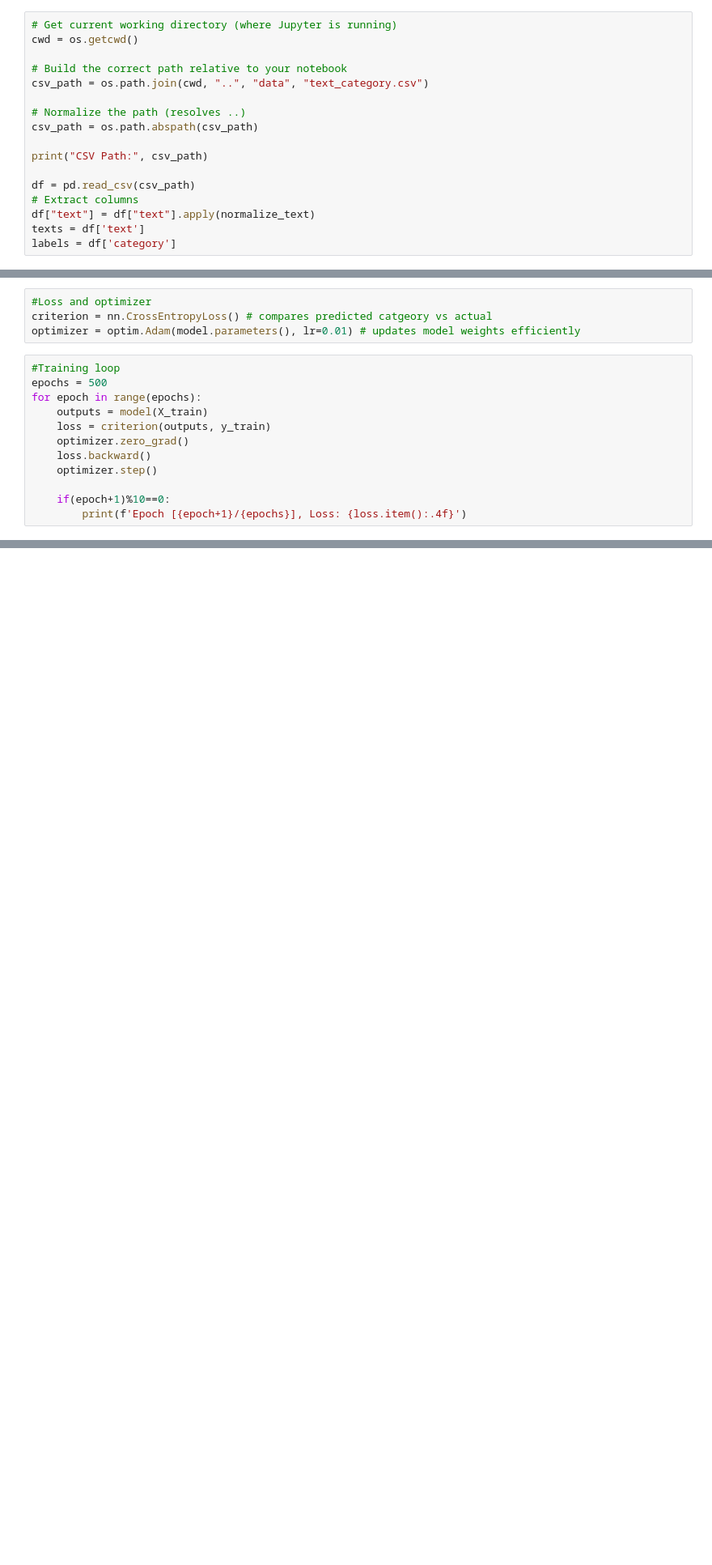
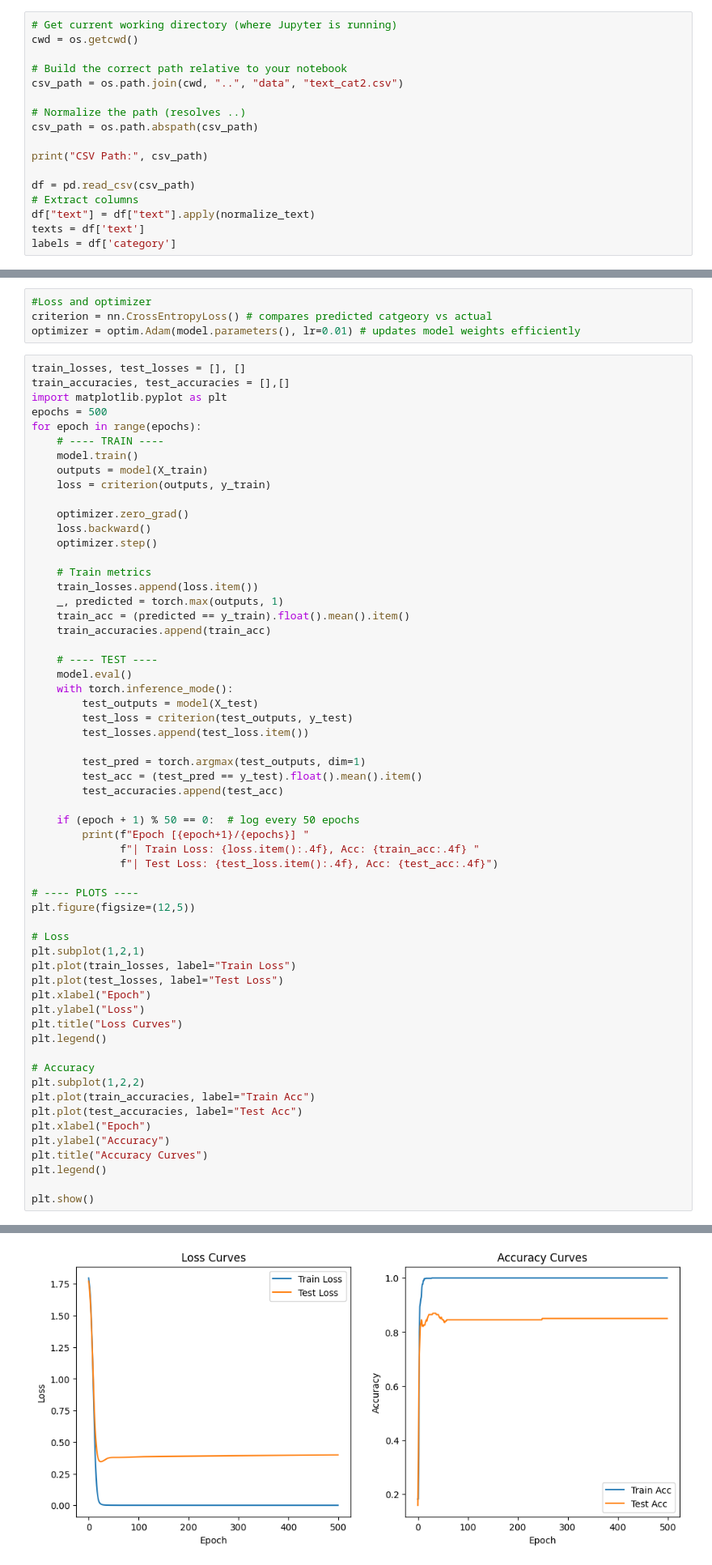
Before and after one commit to FinancialTrackerApp/Finance-Tracker-App, a Jupyter notebook: backend/models/cat_ip.ipynb, the cells around one changed output, grey strips where cells are left out. Shown: that part at 81% size. Drawn from its saved outputs; the diff is of its cells as text; blank space fills up the shorter version.

```diff
--- a/backend/models/cat_ip.ipynb
+++ b/backend/models/cat_ip.ipynb
@@ -31,7 +51,7 @@ def normalize_text(text: str) -> str:
 cwd = os.getcwd()
 
 # Build the correct path relative to your notebook
-csv_path = os.path.join(cwd, "..", "data", "text_category.csv")
+csv_path = os.path.join(cwd, "..", "data", "text_cat2.csv")
 
 # Normalize the path (resolves ..)
 csv_path = os.path.abspath(csv_path)
@@ -113,15 +133,62 @@ ExpenseClassifier(
 criterion = nn.CrossEntropyLoss() # compares predicted catgeory vs actual
 optimizer = optim.Adam(model.parameters(), lr=0.01) # updates model weights efficiently
 # %%
-#Training loop
+train_losses, test_losses = [], []
+train_accuracies, test_accuracies = [],[]
+import matplotlib.pyplot as plt
 epochs = 500
 for epoch in range(epochs):
+    # ---- TRAIN ----
+    model.train()
     outputs = model(X_train)
     loss = criterion(outputs, y_train)
+
     optimizer.zero_grad()
     loss.backward()
     optimizer.step()
 
-    if(epoch+1)%10==0:
-        print(f'Epoch [{epoch+1}/{epochs}], Loss: {loss.item():.4f}')
+    # Train metrics
+    train_losses.append(loss.item())
+    _, predicted = torch.max(outputs, 1)
+    train_acc = (predicted == y_train).float().mean().item()
+    train_accuracies.append(train_acc)
+
+    # ---- TEST ----
+    model.eval()
+    with torch.inference_mode():
+        test_outputs = model(X_test)
+        test_loss = criterion(test_outputs, y_test)
+        test_losses.append(test_loss.item())
+
+        test_pred = torch.argmax(test_outputs, dim=1)
+        test_acc = (test_pred == y_test).float().mean().item()
+        test_accuracies.append(test_acc)
+
+    if (epoch + 1) % 50 == 0:  # log every 50 epochs
+        print(f"Epoch [{epoch+1}/{epochs}] "
+              f"| Train Loss: {loss.item():.4f}, Acc: {train_acc:.4f} "
+              f"| Test Loss: {test_loss.item():.4f}, Acc: {test_acc:.4f}")
+
+# ---- PLOTS ----
+plt.figure(figsize=(12,5))
+
+# Loss
+plt.subplot(1,2,1)
+plt.plot(train_losses, label="Train Loss")
+plt.plot(test_losses, label="Test Loss")
+plt.xlabel("Epoch")
+plt.ylabel("Loss")
+plt.title("Loss Curves")
+plt.legend()
+
+# Accuracy
+plt.subplot(1,2,2)
+plt.plot(train_accuracies, label="Train Acc")
+plt.plot(test_accuracies, label="Test Acc")
+plt.xlabel("Epoch")
+plt.ylabel("Accuracy")
+plt.title("Accuracy Curves")
+plt.legend()
+
+plt.show()
 # %% [output]
@@ -145,3 +205,4 @@ Epoch [500/500], Loss: 0.0001
+[figure, added]
 # %%
 #Evaluation
 with torch.inference_mode():
```
Also changed, not shown: parts of 8 cells of this notebook, 7 other files.
